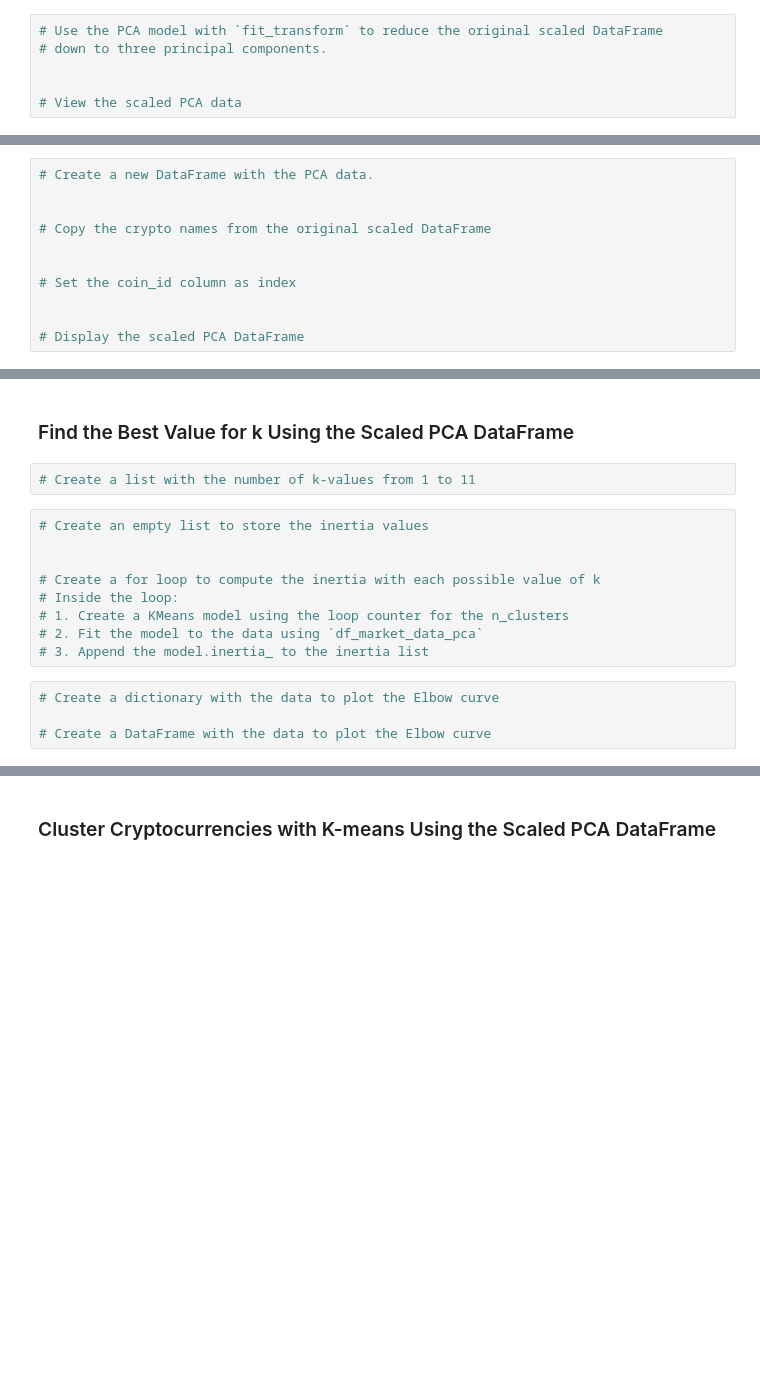
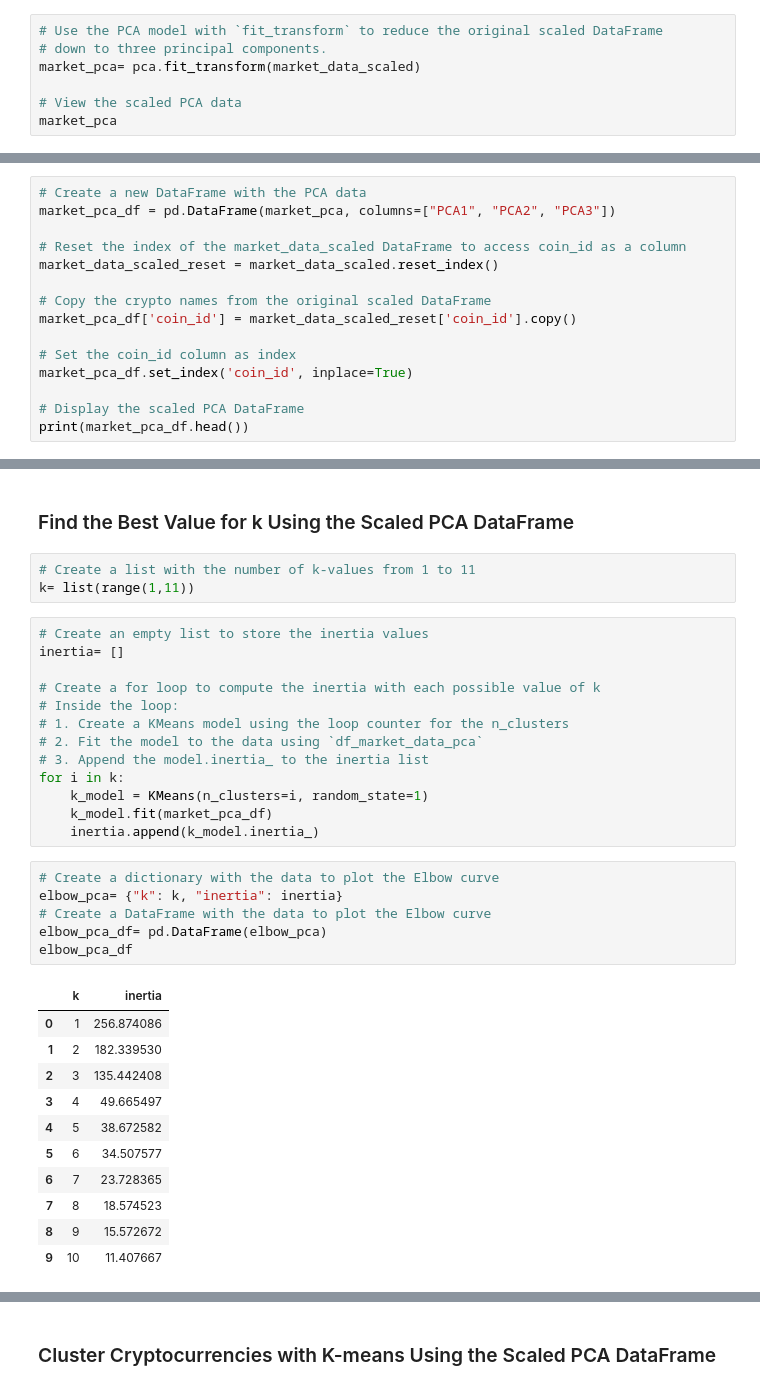
Before and after one commit to DanielECab/CryptoClustering, a Jupyter notebook: Crypto_Clustering.ipynb, the cells around one changed output, grey strips where cells are left out. Saved outputs shown, nothing was run; the diff lists cells and outputs as text; blank space fills up the shorter version.

```diff
--- a/Crypto_Clustering.ipynb
+++ b/Crypto_Clustering.ipynb
@@ -175,6 +226,7 @@ bitcoin-cash                   -0.270317
 # %%
 # Use the PCA model with `fit_transform` to reduce the original scaled DataFrame
 # down to three principal components.
-
+market_pca= pca.fit_transform(market_data_scaled)
 
 # View the scaled PCA data
+market_pca
@@ -190,11 +271,15 @@ bitcoin-cash                   -0.270317
 # %%
-# Create a new DataFrame with the PCA data.
+# Create a new DataFrame with the PCA data
+market_pca_df = pd.DataFrame(market_pca, columns=["PCA1", "PCA2", "PCA3"])
 
+# Reset the index of the market_data_scaled DataFrame to access coin_id as a column
+market_data_scaled_reset = market_data_scaled.reset_index()
 
 # Copy the crypto names from the original scaled DataFrame
-
+market_pca_df['coin_id'] = market_data_scaled_reset['coin_id'].copy()
 
 # Set the coin_id column as index
-
+market_pca_df.set_index('coin_id', inplace=True)
 
 # Display the scaled PCA DataFrame
+print(market_pca_df.head())
@@ -204,19 +297,38 @@ bitcoin-cash                   -0.270317
 ### Find the Best Value for k Using the Scaled PCA DataFrame
 # %%
 # Create a list with the number of k-values from 1 to 11
+k= list(range(1,11))
 # %%
 # Create an empty list to store the inertia values
-
+inertia= []
 
 # Create a for loop to compute the inertia with each possible value of k
 # Inside the loop:
 # 1. Create a KMeans model using the loop counter for the n_clusters
 # 2. Fit the model to the data using `df_market_data_pca`
 # 3. Append the model.inertia_ to the inertia list
+for i in k:
+    k_model = KMeans(n_clusters=i, random_state=1)
+    k_model.fit(market_pca_df)
+    inertia.append(k_model.inertia_)
 # %%
 # Create a dictionary with the data to plot the Elbow curve
-
+elbow_pca= {"k": k, "inertia": inertia}
 # Create a DataFrame with the data to plot the Elbow curve
+elbow_pca_df= pd.DataFrame(elbow_pca)
+elbow_pca_df
+# %% [output]
+|  | k | inertia |
+| 0 | 1 | 256.874086 |
+| 1 | 2 | 182.339530 |
+| 2 | 3 | 135.442408 |
+| 3 | 4 | 49.665497 |
+| 4 | 5 | 38.672582 |
+| 5 | 6 | 34.507577 |
+| 6 | 7 | 23.728365 |
+| 7 | 8 | 18.574523 |
+| 8 | 9 | 15.572672 |
+| 9 | 10 | 11.407667 |
 # %%
 # Plot a line chart with all the inertia values computed with
 # the different values of k to visually identify the optimal value for k.
```
Also changed, not shown: parts of 29 cells of this notebook.
